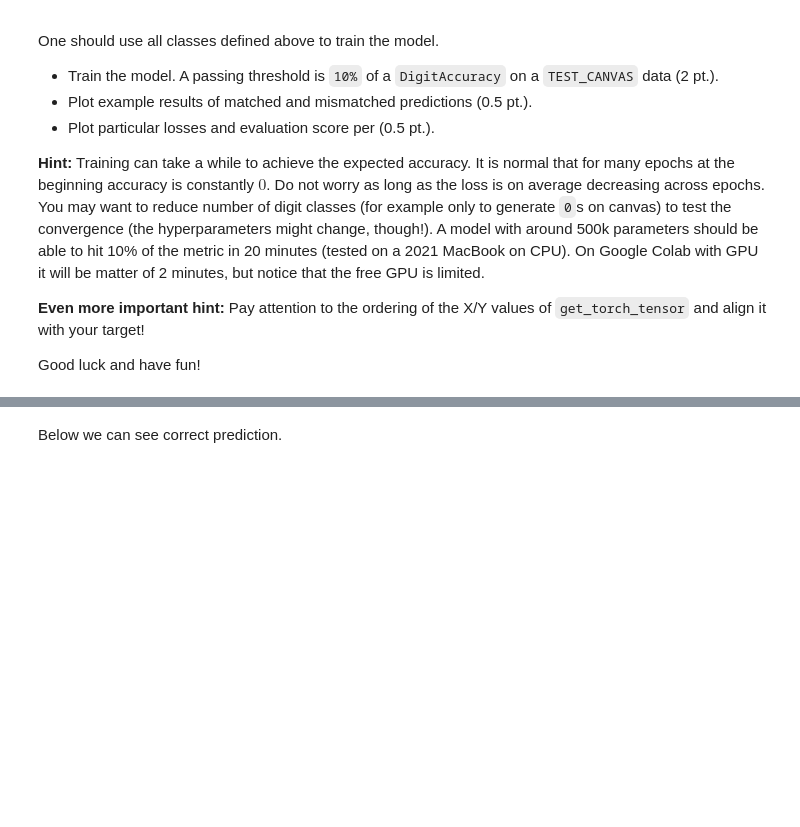
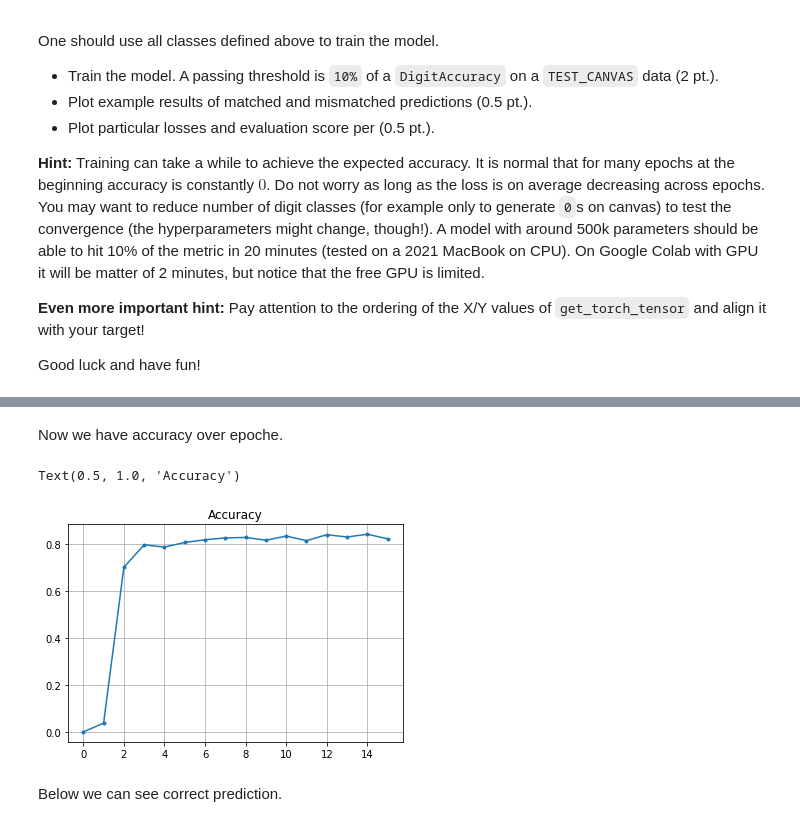
Before and after one commit to Wesenheit/DNN-Projects, a Jupyter notebook: P2_object_detection/hw2_fcos_student.ipynb, the cells around one changed output, grey strips where cells are left out. Saved outputs shown, nothing was run; the diff lists cells and outputs as text; code cells hidden in the pictures; blank space fills up the shorter version.

```diff
--- a/P2_object_detection/hw2_fcos_student.ipynb
+++ b/P2_object_detection/hw2_fcos_student.ipynb
@@ -1071,3 +1073,12 @@ plt.tight_layout()
+# %% [markdown]
+Now we have accuracy over epoche.
+# %%
+plt.plot(evalu,marker=".")
+plt.grid()
+plt.title("Accuracy")
+# %% [output]
+Text(0.5, 1.0, 'Accuracy')
+[figure, added]
 # %% [markdown]
 Below we can see correct prediction.
 # %%
```
Also changed, not shown: parts of 7 cells of this notebook.
